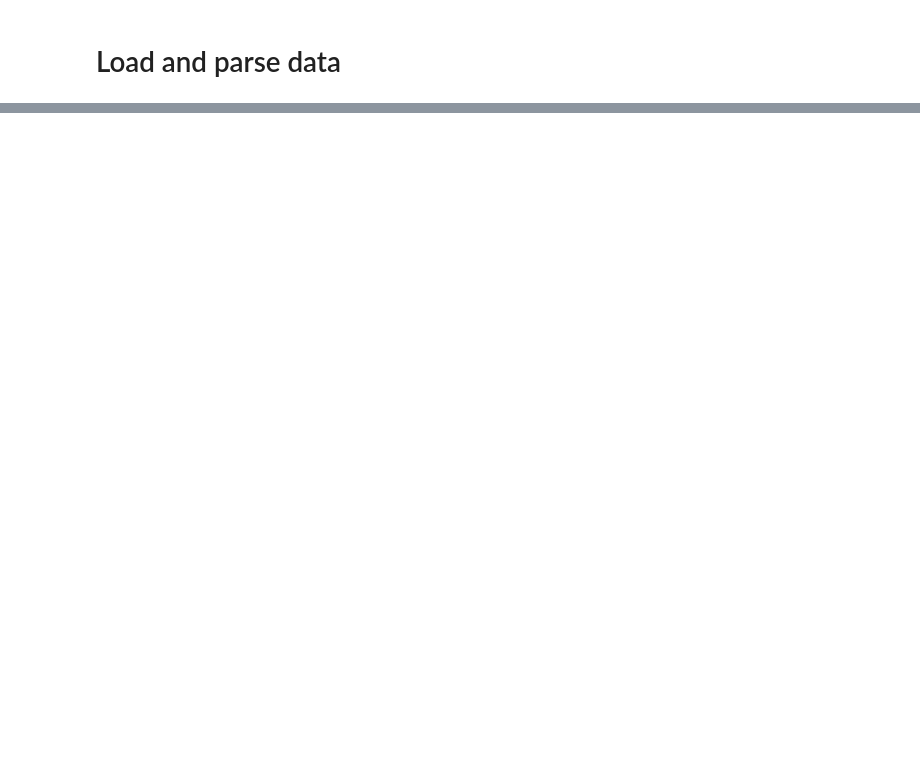
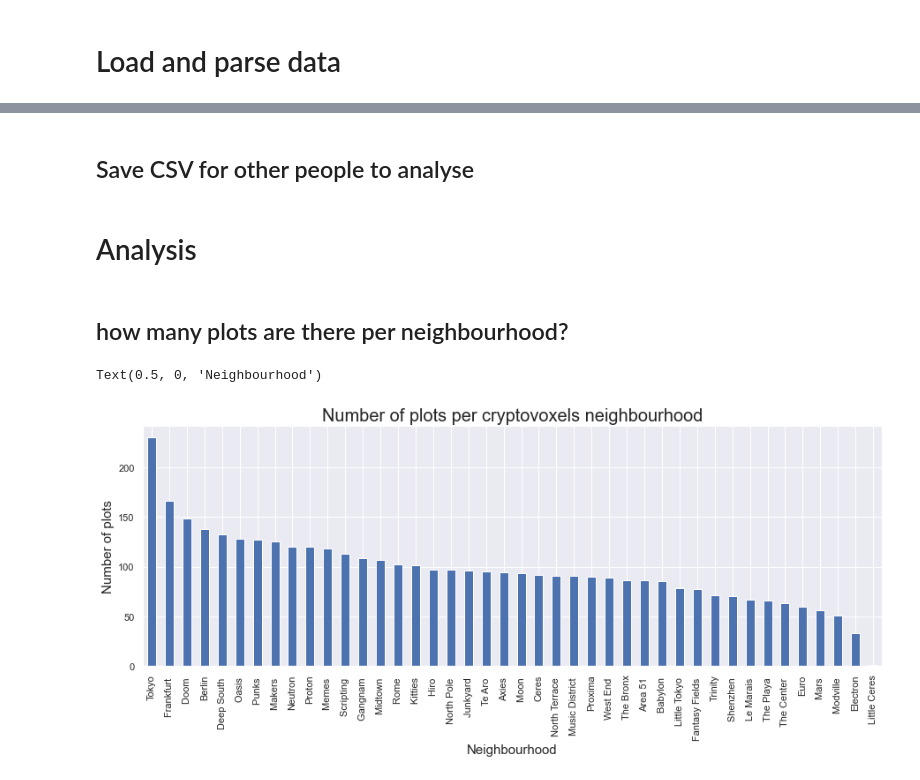
Before and after one commit to alxcnwy/cryptovoxels_parcel_scraper, a Jupyter notebook: analysis.ipynb, the cells around one changed output, grey strips where cells are left out. Saved outputs shown, nothing was run; the diff lists cells and outputs as text; code cells hidden in the pictures; blank space fills up the shorter version.

Commit message:
add more analysis

```diff
--- a/analysis.ipynb
+++ b/analysis.ipynb
@@ -18,4 +22,4 @@ for file in files:
 # %%
 df = pd.DataFrame(results)
 df.sort_values('id', inplace=True)
-df.head(10)
+df.reset_index(inplace=True, drop=True)
@@ -34 +28,15 @@ df.head(10)
+# %%
+# pull neighbourhood from address if not pulled from site
+df['neighbourhood_from_address'] = df['address'].str.split("\n").str.get(-1)
+df['neighbourhood'] = np.where(df.neighbourhood == 'NA',df['neighbourhood_from_address'], df['neighbourhood'])
+df['neighbourhood'] = np.where(df.neighbourhood == '',df['neighbourhood_from_address'], df['neighbourhood'])
+del df['neighbourhood_from_address']
+# %%
+# get street from address
+def get_street(s):
+    remove_digits = str.maketrans('', '', digits)
+    res = s.translate(remove_digits)
+    return res.strip()
+df['street'] = df['address'].str.split("\n").str.get(0)
+df['street'] = df['street'].apply(lambda x: get_street(x))
 # %% [markdown]
@@ -38,3 +44,9 @@ df.head(10)
 # %%
 # overall rank
 df['visits_rank_overall'] = df['visits'].rank(ascending=False).astype(int)
+
+# neighbourhood rank
+df["visits_rank_neighbourhood"] = df.groupby("neighbourhood")["visits"].rank("dense", ascending=False).astype(int)
+
+# street rank
+df["visits_rank_street"] = df.groupby("street")["visits"].rank("dense", ascending=False).astype(int)
@@ -43,0 +73,2 @@ df["visits_rank_neighbourhood"] = df.groupby("neighbourhood")["visits"].rank("de
+# %% [markdown]
+## Save CSV for other people to analyse
@@ -43,0 +79,13 @@ df["visits_rank_neighbourhood"] = df.groupby("neighbourhood")["visits"].rank("de
+# %% [markdown]
+# Analysis
+# %% [markdown]
+## how many plots are there per neighbourhood?
+# %%
+sns.set(rc={'figure.figsize':(15,5)})
+ax = df['neighbourhood'].value_counts().plot(kind='bar')
+ax.set_title("Number of plots per cryptovoxels neighbourhood", fontsize=20)
+ax.set_ylabel('Number of plots', fontsize=15)
+ax.set_xlabel('Neighbourhood', fontsize=15)
+# %% [output]
+Text(0.5, 0, 'Neighbourhood')
+[figure, added]
```
Also changed, not shown: parts of 46 cells of this notebook, 2 other files.
